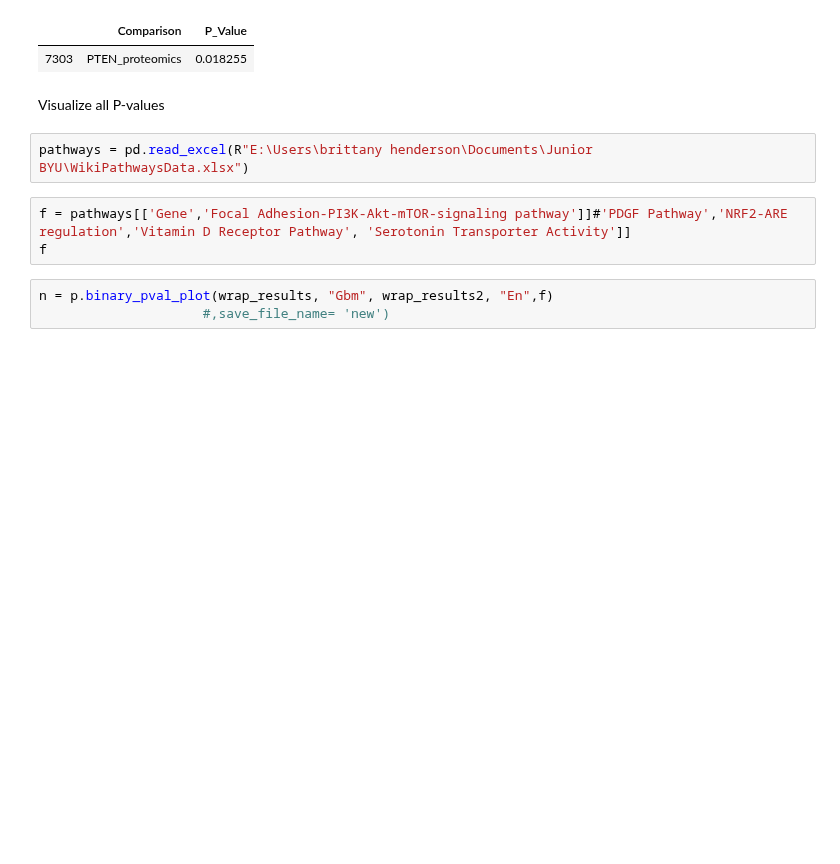
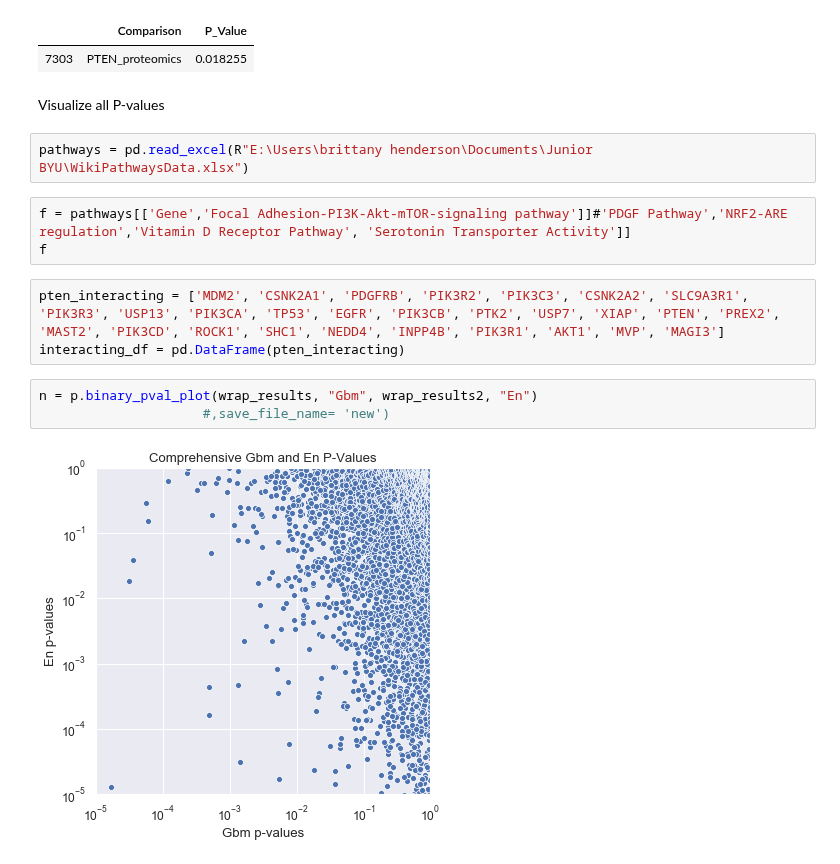
Before and after one commit to PayneLab/WhenMutationsDontMatter, a Jupyter notebook: PTEN context dependant story/PTEN endo and gbm binary pval.ipynb, the cells around one changed output. Drawn from its saved outputs; the diff is of its cells as text; blank space fills up the shorter version.

```diff
--- a/PTEN context dependant story/PTEN endo and gbm binary pval.ipynb
+++ b/PTEN context dependant story/PTEN endo and gbm binary pval.ipynb
@@ -117,6 +132,11 @@ pathways = pd.read_excel(R"E:\Users\brittany henderson\Documents\Junior BYU\Wiki
 # %%
 f = pathways[['Gene','Focal Adhesion-PI3K-Akt-mTOR-signaling pathway']]#'PDGF Pathway','NRF2-ARE regulation','Vitamin D Receptor Pathway', 'Serotonin Transporter Activity']]
 f
+# %%
+pten_interacting = ['MDM2', 'CSNK2A1', 'PDGFRB', 'PIK3R2', 'PIK3C3', 'CSNK2A2', 'SLC9A3R1', 'PIK3R3', 'USP13', 'PIK3CA', 'TP53', 'EGFR', 'PIK3CB', 'PTK2', 'USP7', 'XIAP', 'PTEN', 'PREX2', 'MAST2', 'PIK3CD', 'ROCK1', 'SHC1', 'NEDD4', 'INPP4B', 'PIK3R1', 'AKT1', 'MVP', 'MAGI3']
+interacting_df = pd.DataFrame(pten_interacting)
 # %%
-n = p.binary_pval_plot(wrap_results, "Gbm", wrap_results2, "En",f)
+n = p.binary_pval_plot(wrap_results, "Gbm", wrap_results2, "En")
                      #,save_file_name= 'new')
+# %% [output]
+[figure, added]
```
Also changed, not shown: parts of 1 cell of this notebook, 1 other file.
